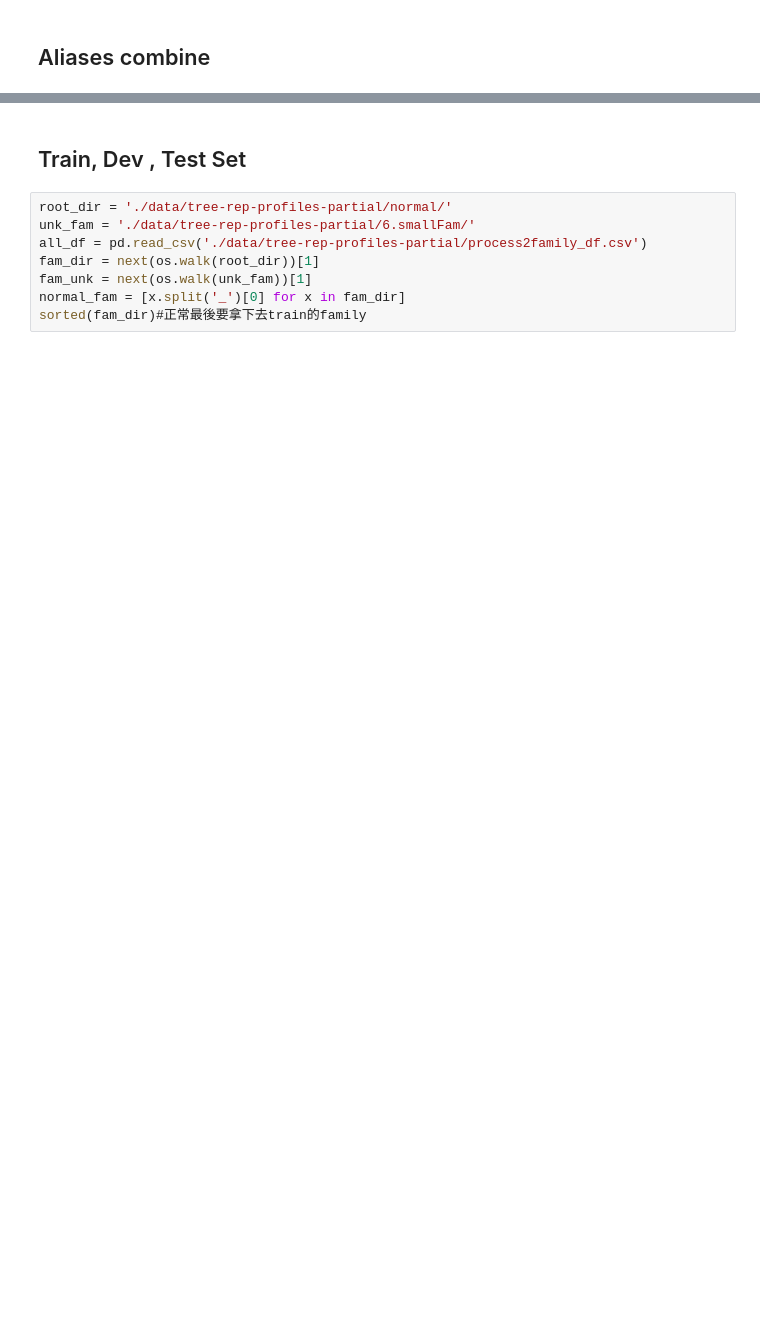
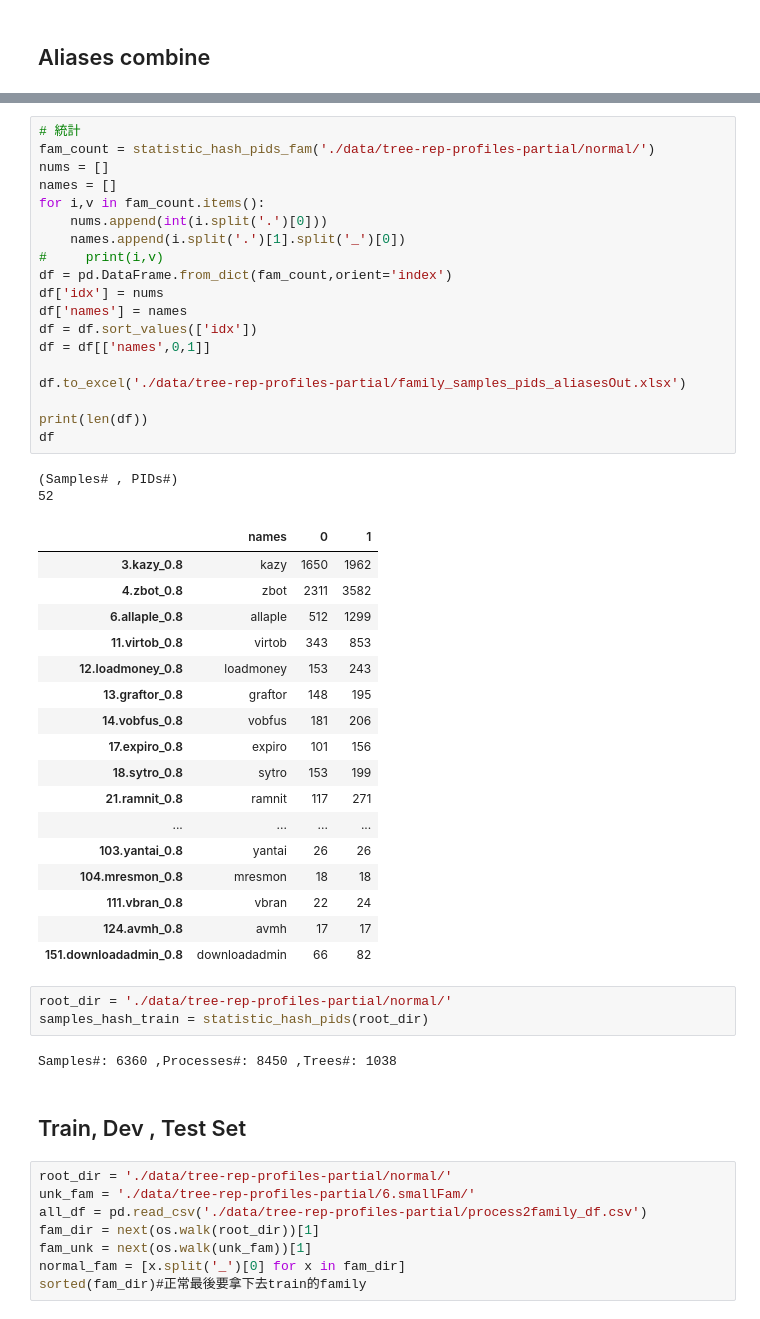
Before and after one commit to tychen5/NTU_ANTS-lab, a Jupyter notebook: seqgen_famclf/01.DataStatistics_filterOut.ipynb, the cells around one changed output, grey strips where cells are left out. Drawn from its saved outputs; the diff is of its cells as text; blank space fills up the shorter version.

```diff
--- a/seqgen_famclf/01.DataStatistics_filterOut.ipynb
+++ b/seqgen_famclf/01.DataStatistics_filterOut.ipynb
@@ -453,3 +621,47 @@ df
+# %%
+# 統計
+fam_count = statistic_hash_pids_fam('./data/tree-rep-profiles-partial/normal/')
+nums = []
+names = []
+for i,v in fam_count.items():
+    nums.append(int(i.split('.')[0]))
+    names.append(i.split('.')[1].split('_')[0])
+#     print(i,v)
+df = pd.DataFrame.from_dict(fam_count,orient='index')
+df['idx'] = nums
+df['names'] = names
+df = df.sort_values(['idx'])
+df = df[['names',0,1]]
+
+df.to_excel('./data/tree-rep-profiles-partial/family_samples_pids_aliasesOut.xlsx')
+
+print(len(df))
+df
+# %% [output]
+(Samples# , PIDs#)
+52
+|  | names | 0 | 1 |
+| 3.kazy_0.8 | kazy | 1650 | 1962 |
+| 4.zbot_0.8 | zbot | 2311 | 3582 |
+| 6.allaple_0.8 | allaple | 512 | 1299 |
+| 11.virtob_0.8 | virtob | 343 | 853 |
+| 12.loadmoney_0.8 | loadmoney | 153 | 243 |
+| 13.graftor_0.8 | graftor | 148 | 195 |
+| 14.vobfus_0.8 | vobfus | 181 | 206 |
+| 17.expiro_0.8 | expiro | 101 | 156 |
+| 18.sytro_0.8 | sytro | 153 | 199 |
+| 21.ramnit_0.8 | ramnit | 117 | 271 |
+| ... | ... | ... | ... |
+| 103.yantai_0.8 | yantai | 26 | 26 |
+| 104.mresmon_0.8 | mresmon | 18 | 18 |
+| 111.vbran_0.8 | vbran | 22 | 24 |
+| 124.avmh_0.8 | avmh | 17 | 17 |
+| 151.downloadadmin_0.8 | downloadadmin | 66 | 82 |
+# %%
+root_dir = './data/tree-rep-profiles-partial/normal/'
+samples_hash_train = statistic_hash_pids(root_dir)
+# %% [output]
+Samples#: 6360 ,Processes#: 8450 ,Trees#: 1038
 # %% [markdown]
 ## Train, Dev , Test Set
 # %%
```
Also changed, not shown: parts of 25 cells of this notebook, 7 other files.
